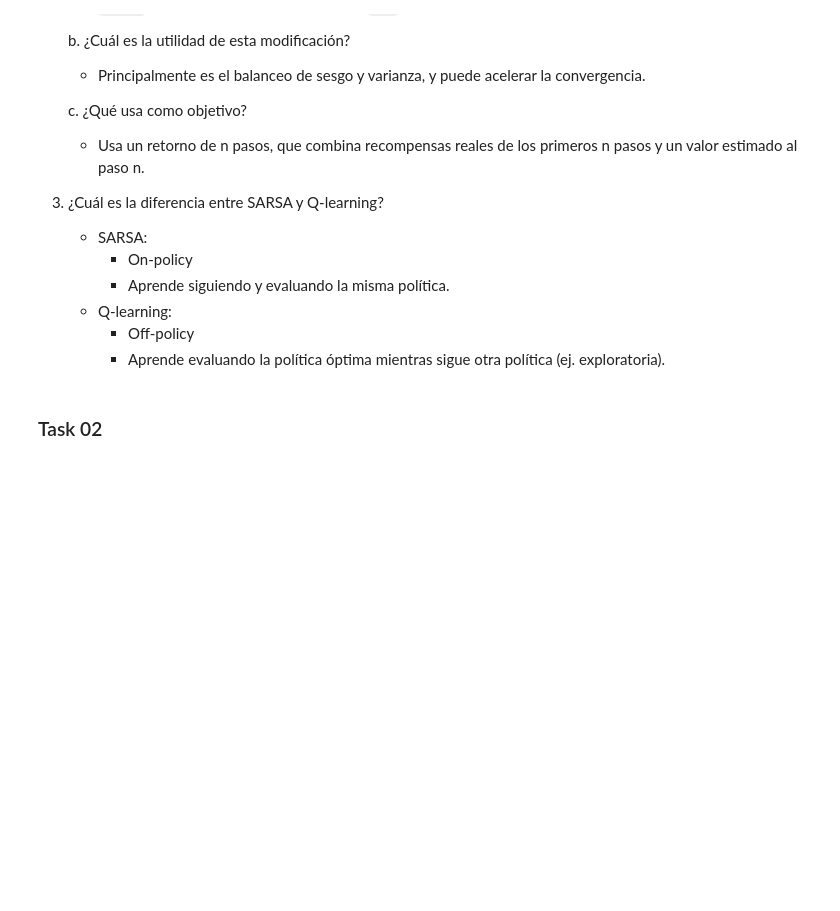
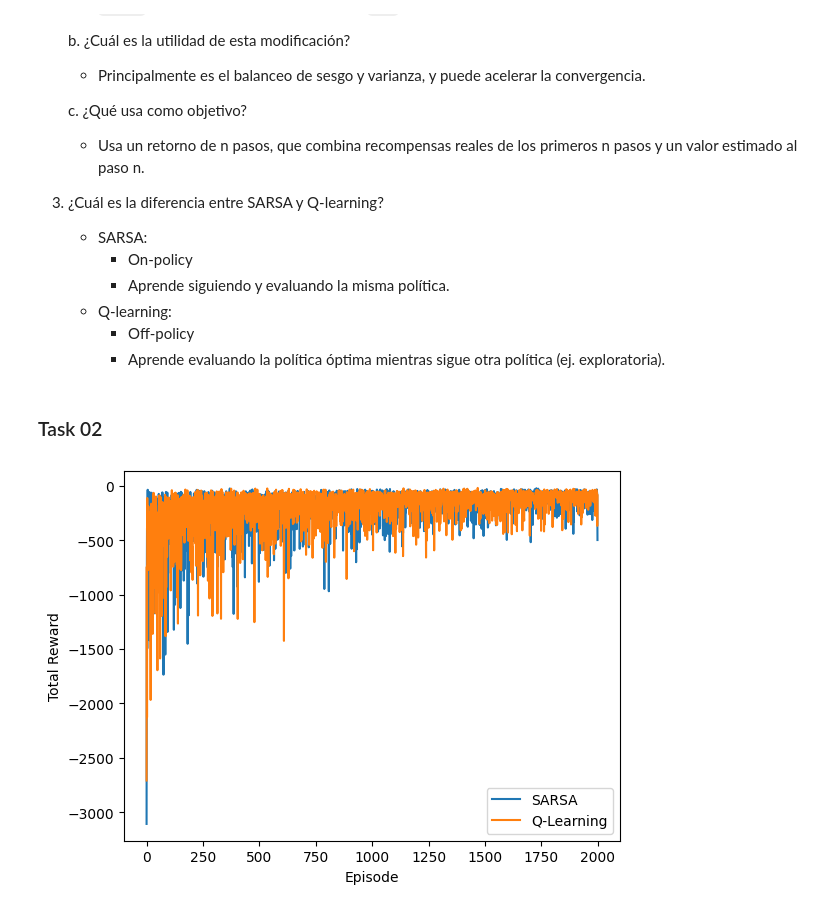
Before and after one commit to MelissaPerez09/Lab05-CC3104, a Jupyter notebook: src/main.ipynb, the cells around one changed output. Drawn from its saved outputs; the diff is of its cells as text; code cells hidden in the pictures; blank space fills up the shorter version.

Commit message:
SARSA + QLearning

```diff
--- a/src/main.ipynb
+++ b/src/main.ipynb
@@ -37,0 +42,2 @@ Repositorio: https://github.com/MelissaPerez09/Lab05-CC3104
+# %%
+environment = gymnasium.make("CliffWalking-v1")
@@ -37,0 +48,45 @@ Repositorio: https://github.com/MelissaPerez09/Lab05-CC3104
+# %%
+def SARSA(env, num_episodes, lr, D, epsilon):
+    Q = np.zeros((env.observation_space.n, env.action_space.n))
+    rewards = []
+    for _ in range(num_episodes):
+        state, _ = env.reset()
+        eps_reward = 0
+        action = np.argmax(Q[state] + np.random.randn(1, env.action_space.n) * epsilon)
+        done = False
+        while not done:
+            next_state, reward, done, _, _ = env.step(action)
+            eps_reward += reward
+            next_action = np.argmax(Q[next_state] + np.random.randn(1, env.action_space.n) * epsilon)
+            Q[state, action] += lr * (reward + D * Q[next_state, next_action] - Q[state, action])
+            state, action = next_state, next_action
+        rewards.append(eps_reward)
+    return Q, rewards
+# %%
+def QLearning(env, num_episodes, lr, D, epsilon):
+    Q = np.zeros((env.observation_space.n, env.action_space.n))
+    rewards = []
+    for _ in range(num_episodes):
+        state, _ = env.reset()
+        eps_reward = 0
+        done = False
+        while not done:
+            action = np.argmax(Q[state] + np.random.randn(1, env.action_space.n) * epsilon)
+            next_state, reward, done, _, _ = env.step(action)
+            eps_reward += reward
+            Q[state, action] += lr * (reward + D * np.max(Q[next_state]) - Q[state, action])
+            state = next_state
+        rewards.append(eps_reward)
+    return Q, rewards
+# %%
+sarsa, rewards_sarsa = SARSA(environment, 2000, lr, D, epsilon)
+q_learning, rewards_q_learning = QLearning(environment, 2000, lr, D, epsilon)
+# %%
+plt.plot(rewards_sarsa, label='SARSA')
+plt.plot(rewards_q_learning, label='Q-Learning')
+plt.xlabel('Episode')
+plt.ylabel('Total Reward')
+plt.legend()
+plt.show()
+# %% [output]
+[figure, added]
```
Also changed, not shown: parts of 2 cells of this notebook.
